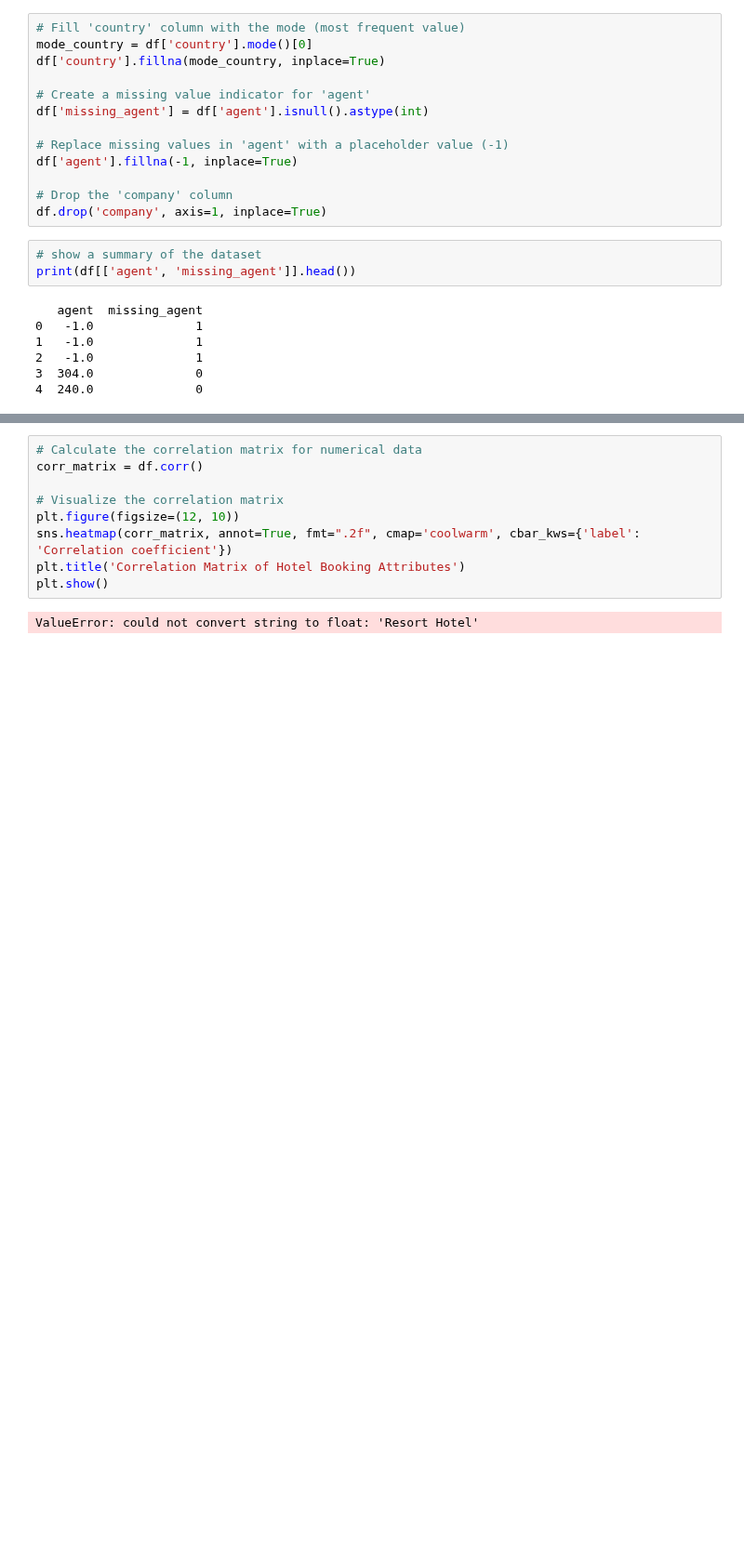
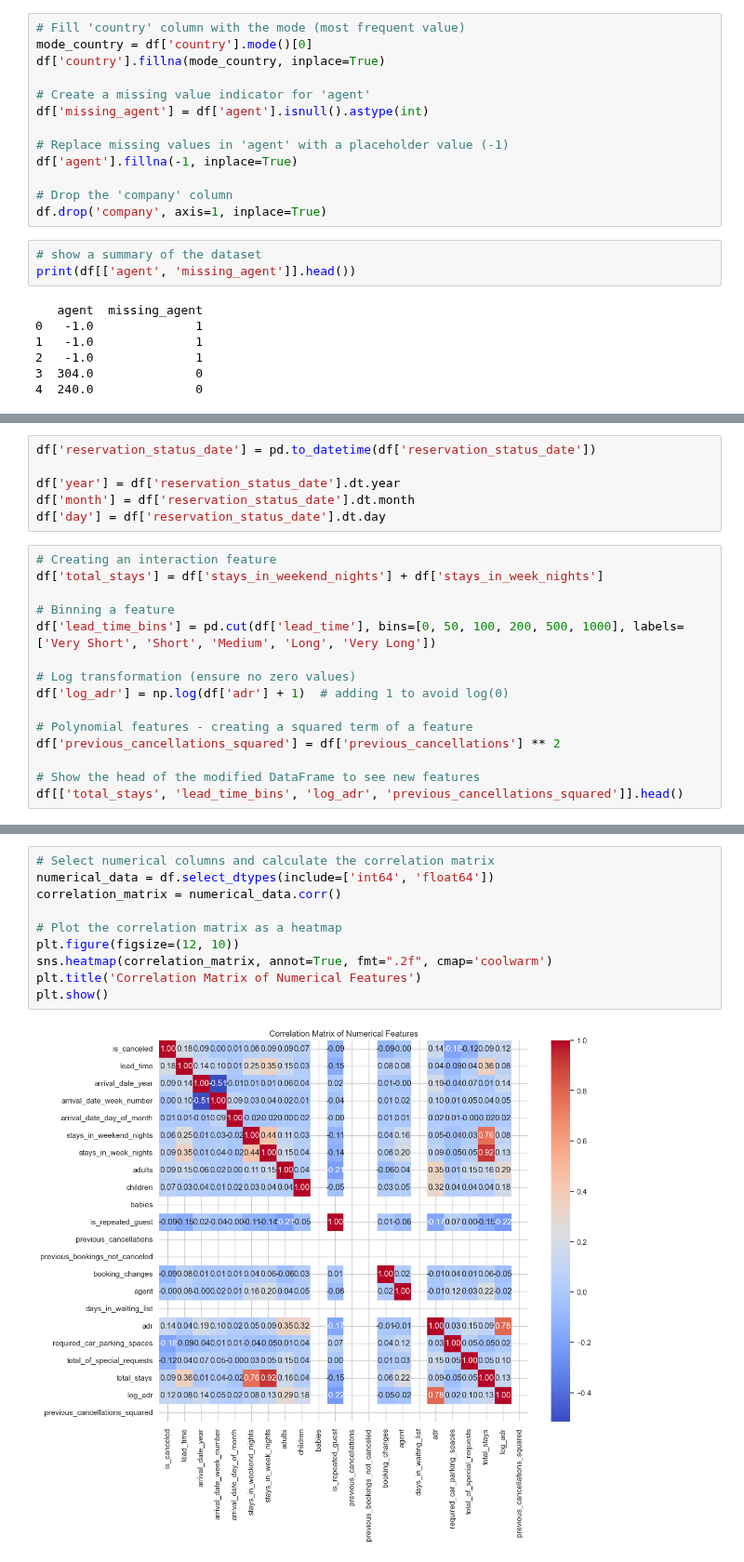
Before and after one commit to cmps460s24/mp-t9-amar-mohamed-osama-salman, a Jupyter notebook: project_new/project.ipynb, the cells around one changed output, grey strips where cells are left out. Shown at 93% size. Drawn from its saved outputs; the diff is of its cells as text; blank space fills up the shorter version.

```diff
--- a/project_new/project.ipynb
+++ b/project_new/project.ipynb
@@ -676,0 +730,21 @@ print(df[['agent', 'missing_agent']].head())
+# %%
+df['reservation_status_date'] = pd.to_datetime(df['reservation_status_date'])
+
+df['year'] = df['reservation_status_date'].dt.year
+df['month'] = df['reservation_status_date'].dt.month
+df['day'] = df['reservation_status_date'].dt.day
+# %%
+# Creating an interaction feature
+df['total_stays'] = df['stays_in_weekend_nights'] + df['stays_in_week_nights']
+
+# Binning a feature
+df['lead_time_bins'] = pd.cut(df['lead_time'], bins=[0, 50, 100, 200, 500, 1000], labels=['Very Short', 'Short', 'Medium', 'Long', 'Very Long'])
+
+# Log transformation (ensure no zero values)
+df['log_adr'] = np.log(df['adr'] + 1)  # adding 1 to avoid log(0)
+
+# Polynomial features - creating a squared term of a feature
+df['previous_cancellations_squared'] = df['previous_cancellations'] ** 2
+
+# Show the head of the modified DataFrame to see new features
+df[['total_stays', 'lead_time_bins', 'log_adr', 'previous_cancellations_squared']].head()
@@ -677,11 +758,12 @@ print(df[['agent', 'missing_agent']].head())
 # %%
-# Calculate the correlation matrix for numerical data
-corr_matrix = df.corr()
+# Select numerical columns and calculate the correlation matrix
+numerical_data = df.select_dtypes(include=['int64', 'float64'])
+correlation_matrix = numerical_data.corr()
 
-# Visualize the correlation matrix
+# Plot the correlation matrix as a heatmap
 plt.figure(figsize=(12, 10))
-sns.heatmap(corr_matrix, annot=True, fmt=".2f", cmap='coolwarm', cbar_kws={'label': 'Correlation coefficient'})
-plt.title('Correlation Matrix of Hotel Booking Attributes')
+sns.heatmap(correlation_matrix, annot=True, fmt=".2f", cmap='coolwarm')
+plt.title('Correlation Matrix of Numerical Features')
 plt.show()
 # %% [output]
-ValueError: could not convert string to float: 'Resort Hotel'
+[figure, added]
```
Also changed, not shown: parts of 7 cells of this notebook.
